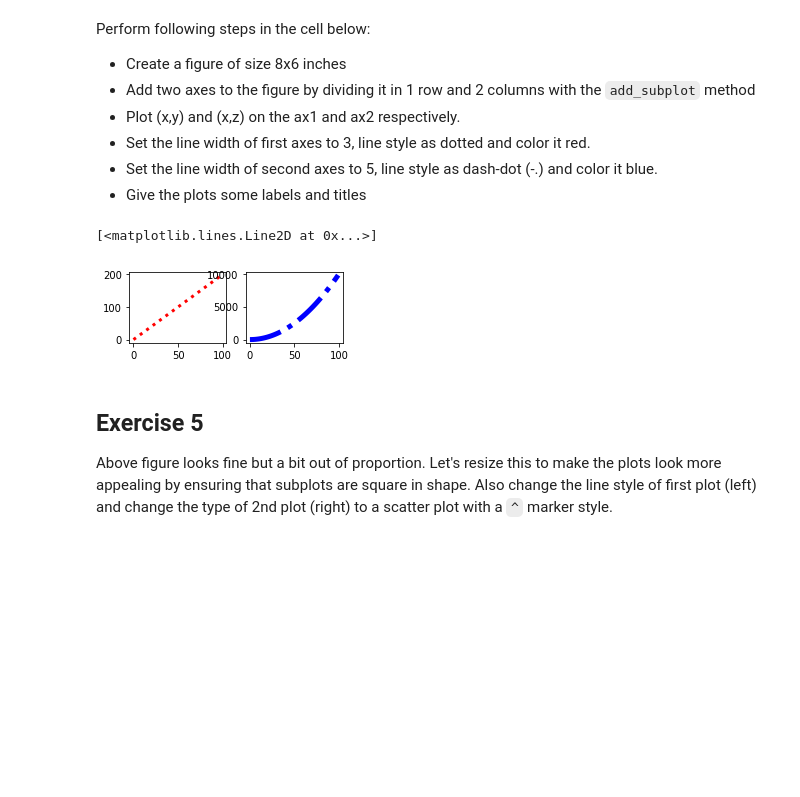
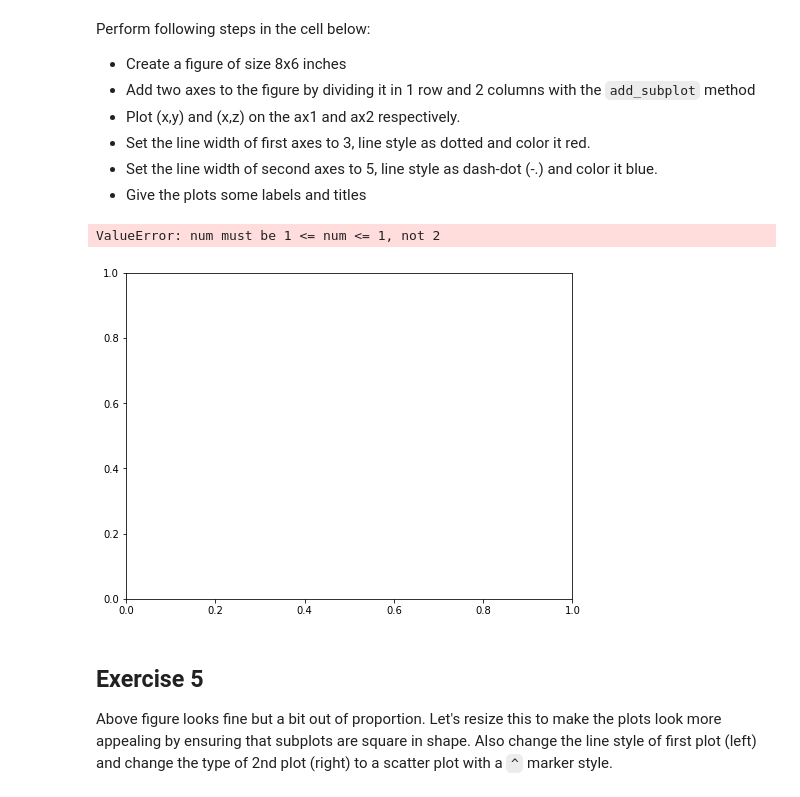
Before and after one commit to jmt0221/dsc-more-practice-with-matplotlib-lab-nyc-ds-082619, a Jupyter notebook: index.ipynb, the cells around one changed output. Drawn from its saved outputs; the diff is of its cells as text; code cells hidden in the pictures; blank space fills up the shorter version.

```diff
--- a/index.ipynb
+++ b/index.ipynb
@@ -117,13 +117,13 @@ Perform following steps in the cell below:
 * Give the plots some labels and titles
 # %%
 fig = plt.figure(figsize=(8,6))
-ax1 = fig.add_subplot(441)
+ax1 = fig.add_subplot(141)
 ax2 = fig.add_subplot(442)
 ax1.plot(x,y,linewidth=3,c='red',linestyle=':')
 ax2.plot(x,z,linewidth=5,c='blue',linestyle='-.')
 # %% [output]
-[<matplotlib.lines.Line2D at 0x...>]
+ValueError: num must be 1 <= num <= 1, not 2
-[figure, old version]
+[figure, new version]
 # %% [markdown]
 ## Exercise 5
 
```
